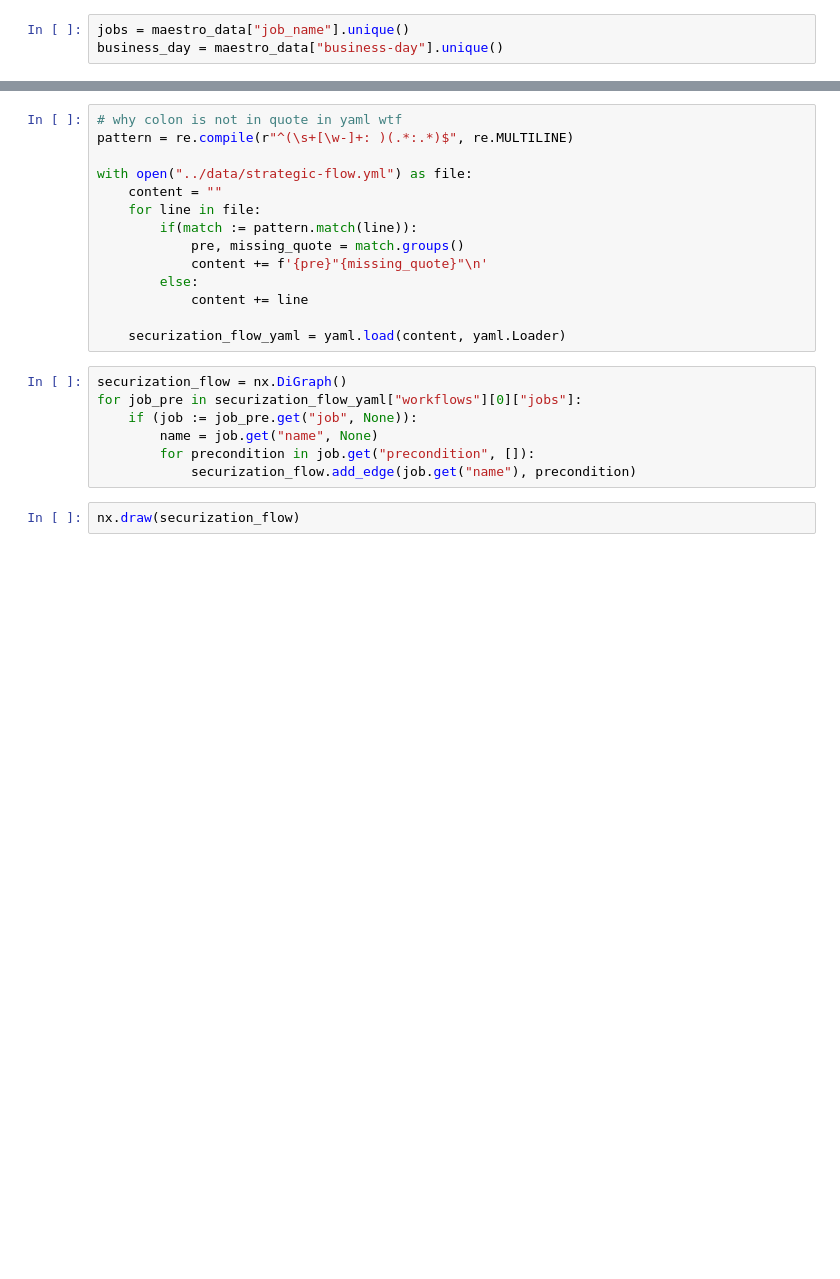
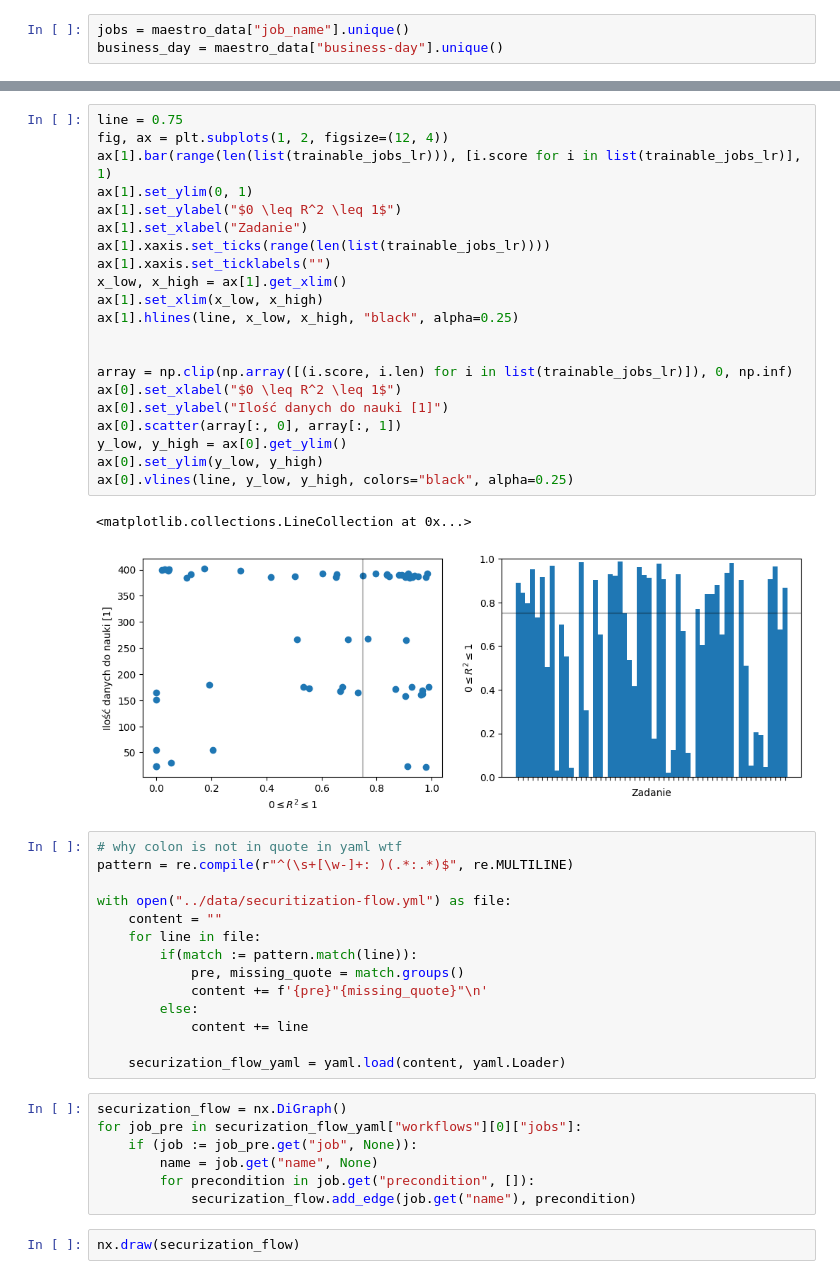
Before and after one commit to mlodybercik/workflow-predictor, a Jupyter notebook: temp/visualize.ipynb, the cells around one changed output, grey strips where cells are left out. Cells and saved outputs as stored; diff of their text form; blank space fills up the shorter version.

```diff
--- a/temp/visualize.ipynb
+++ b/temp/visualize.ipynb
@@ -144,8 +165,32 @@ for i in sorted(list(trainable_jobs), key=lambda a: a.mean, reverse=True):
+# %%
+line = 0.75
+fig, ax = plt.subplots(1, 2, figsize=(12, 4))
+ax[1].bar(range(len(list(trainable_jobs_lr))), [i.score for i in list(trainable_jobs_lr)], 1)
+ax[1].set_ylim(0, 1)
+ax[1].set_ylabel("$0 \leq R^2 \leq 1$")
+ax[1].set_xlabel("Zadanie")
+ax[1].xaxis.set_ticks(range(len(list(trainable_jobs_lr))))
+ax[1].xaxis.set_ticklabels("")
+x_low, x_high = ax[1].get_xlim()
+ax[1].set_xlim(x_low, x_high)
+ax[1].hlines(line, x_low, x_high, "black", alpha=0.25)
+
+
+array = np.clip(np.array([(i.score, i.len) for i in list(trainable_jobs_lr)]), 0, np.inf)
+ax[0].set_xlabel("$0 \leq R^2 \leq 1$")
+ax[0].set_ylabel("Ilość danych do nauki [1]")
+ax[0].scatter(array[:, 0], array[:, 1])
+y_low, y_high = ax[0].get_ylim()
+ax[0].set_ylim(y_low, y_high)
+ax[0].vlines(line, y_low, y_high, colors="black", alpha=0.25)
+# %% [output]
+<matplotlib.collections.LineCollection at 0x...>
+[figure, added]
 # %%
 # why colon is not in quote in yaml wtf
 pattern = re.compile(r"^(\s+[\w-]+: )(.*:.*)$", re.MULTILINE)
 
-with open("../data/strategic-flow.yml") as file:
+with open("../data/securitization-flow.yml") as file:
     content = ""
     for line in file:
         if(match := pattern.match(line)):
```
Also changed, not shown: parts of 7 cells of this notebook.
